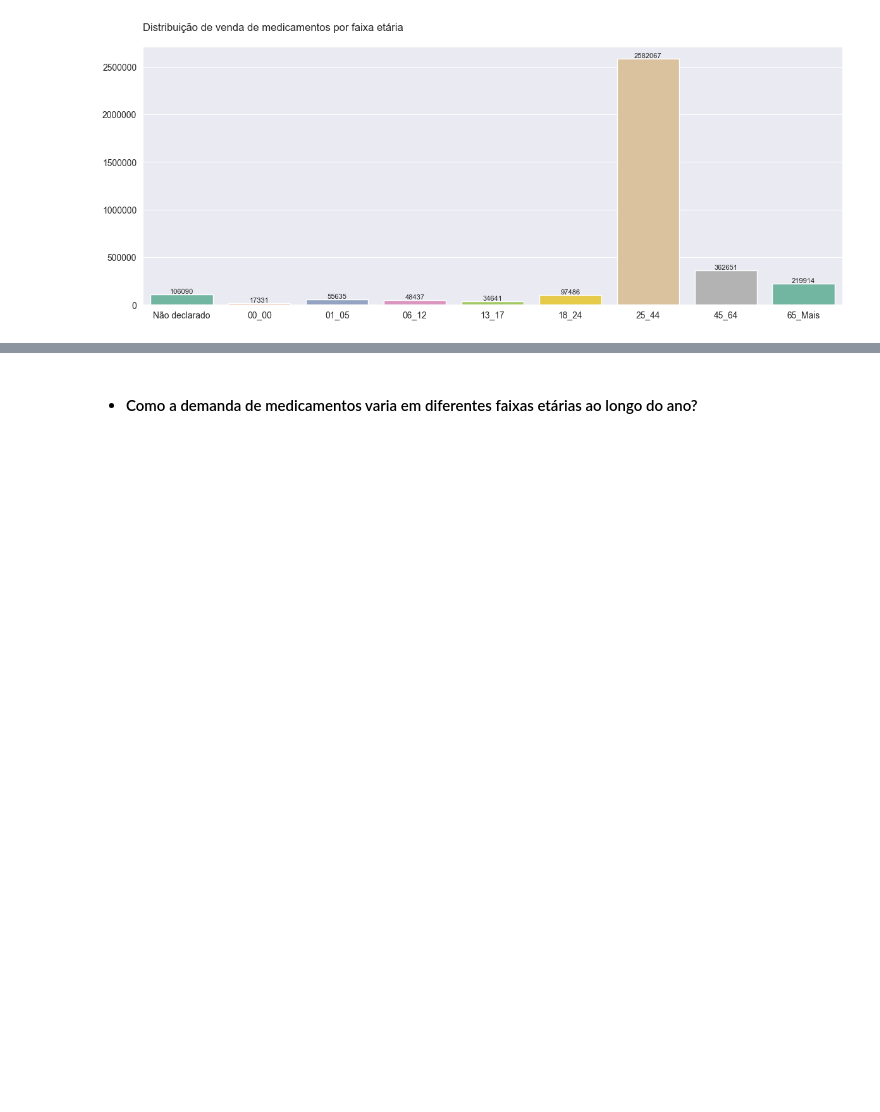
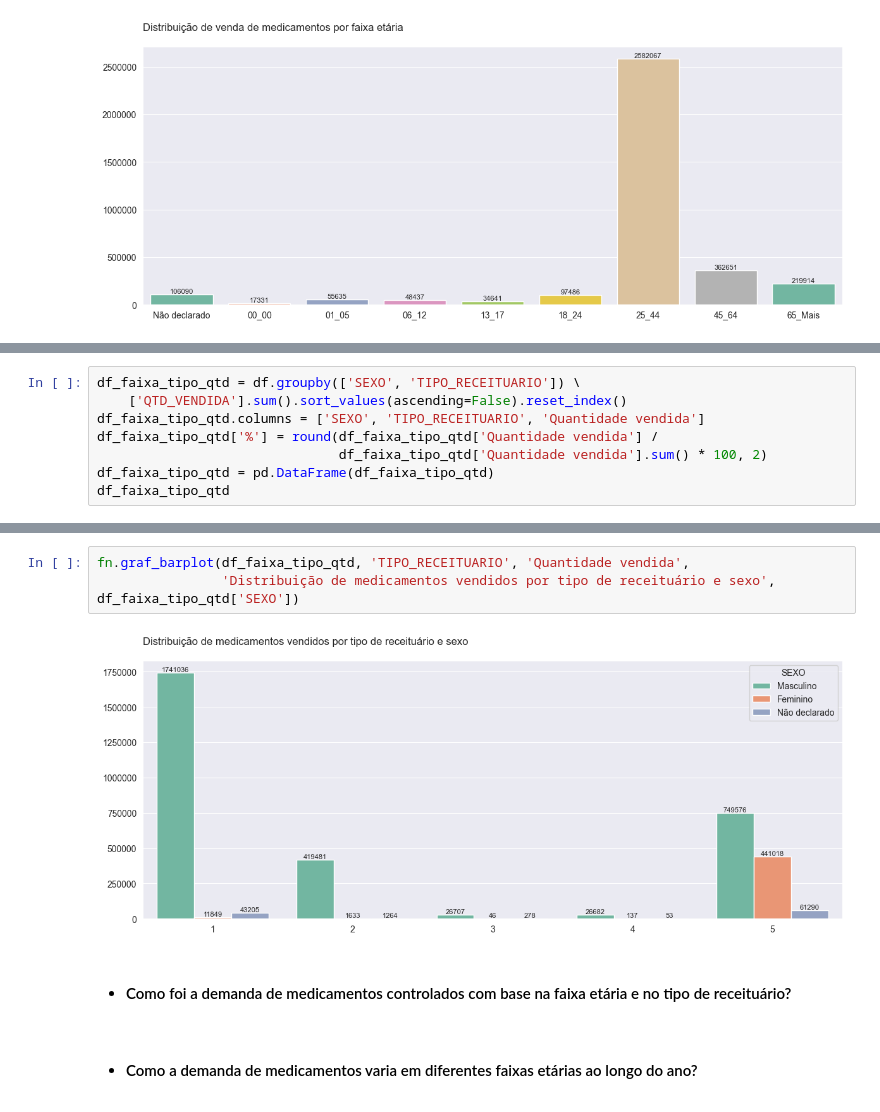
Before and after one commit to emso-exe/Venda_de_medicamentos_controlados_e_antimicrobianos_-_industrializados, a Jupyter notebook: 001_analise_de_vendas.ipynb, the cells around one changed output, grey strips where cells are left out. Saved outputs shown, nothing was run; the diff lists cells and outputs as text; blank space fills up the shorter version.

```diff
--- a/001_analise_de_vendas.ipynb
+++ b/001_analise_de_vendas.ipynb
@@ -1068,0 +1072,8 @@ fn.graf_barplot(df_faixa_qtd_vendida, 'FAIXA_ETARIA', 'Quantidade vendida',
+# %%
+df_faixa_tipo_qtd = df.groupby(['SEXO', 'TIPO_RECEITUARIO']) \
+    ['QTD_VENDIDA'].sum().sort_values(ascending=False).reset_index()
+df_faixa_tipo_qtd.columns = ['SEXO', 'TIPO_RECEITUARIO', 'Quantidade vendida']
+df_faixa_tipo_qtd['%'] = round(df_faixa_tipo_qtd['Quantidade vendida'] /
+                               df_faixa_tipo_qtd['Quantidade vendida'].sum() * 100, 2)
+df_faixa_tipo_qtd = pd.DataFrame(df_faixa_tipo_qtd)
+df_faixa_tipo_qtd
@@ -1069,2 +1097,9 @@ fn.graf_barplot(df_faixa_qtd_vendida, 'FAIXA_ETARIA', 'Quantidade vendida',
+# %%
+fn.graf_barplot(df_faixa_tipo_qtd, 'TIPO_RECEITUARIO', 'Quantidade vendida',
+                'Distribuição de medicamentos vendidos por tipo de receituário e sexo', df_faixa_tipo_qtd['SEXO'])
+# %% [output]
+[figure, added]
+# %% [markdown]
+* #### Como foi a demanda de medicamentos controlados com base na faixa etária e no tipo de receituário?
 # %% [markdown]
 * #### Como a demanda de medicamentos varia em diferentes faixas etárias ao longo do ano?
```
Also changed, not shown: parts of 25 cells of this notebook.
